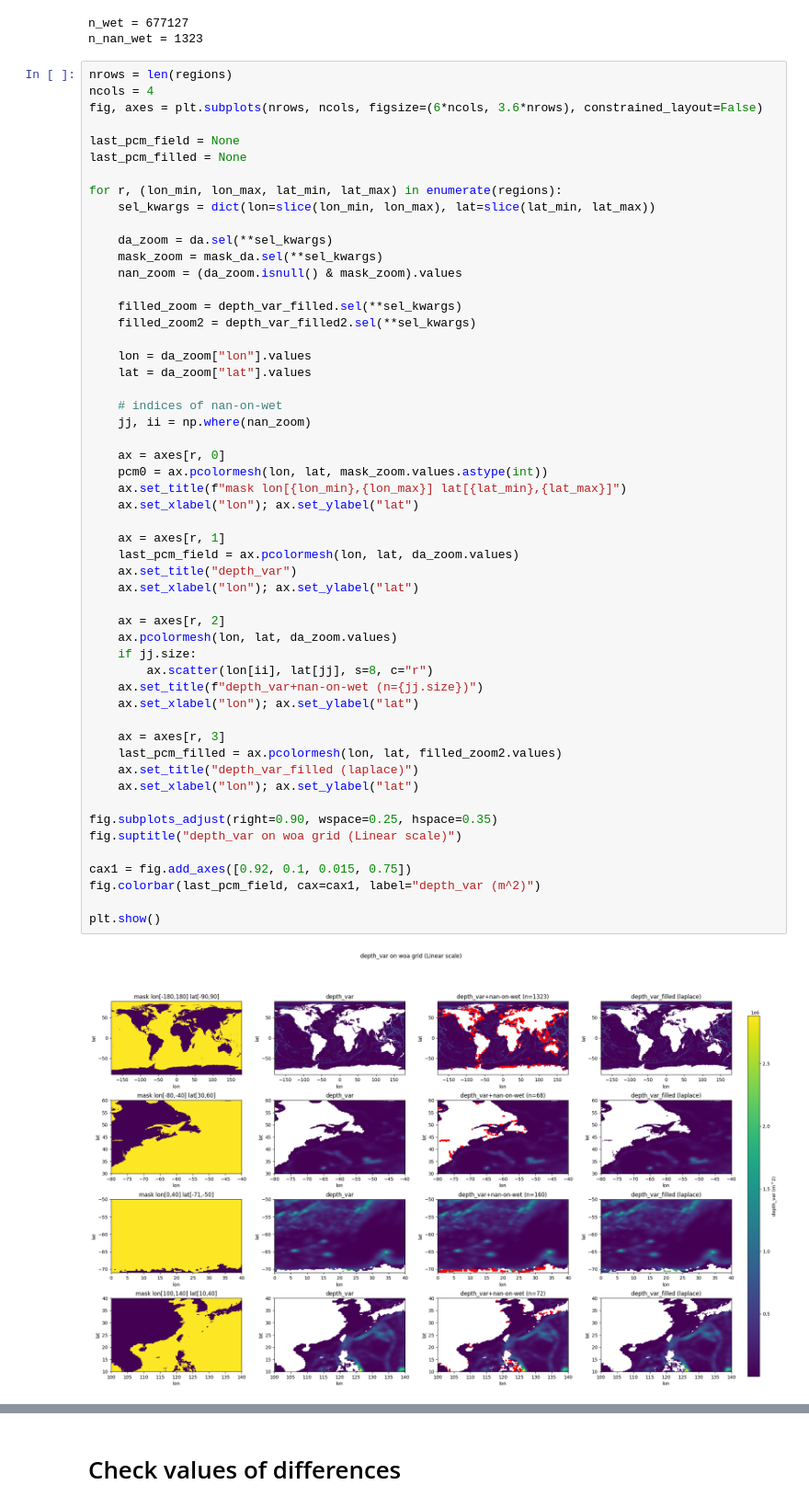
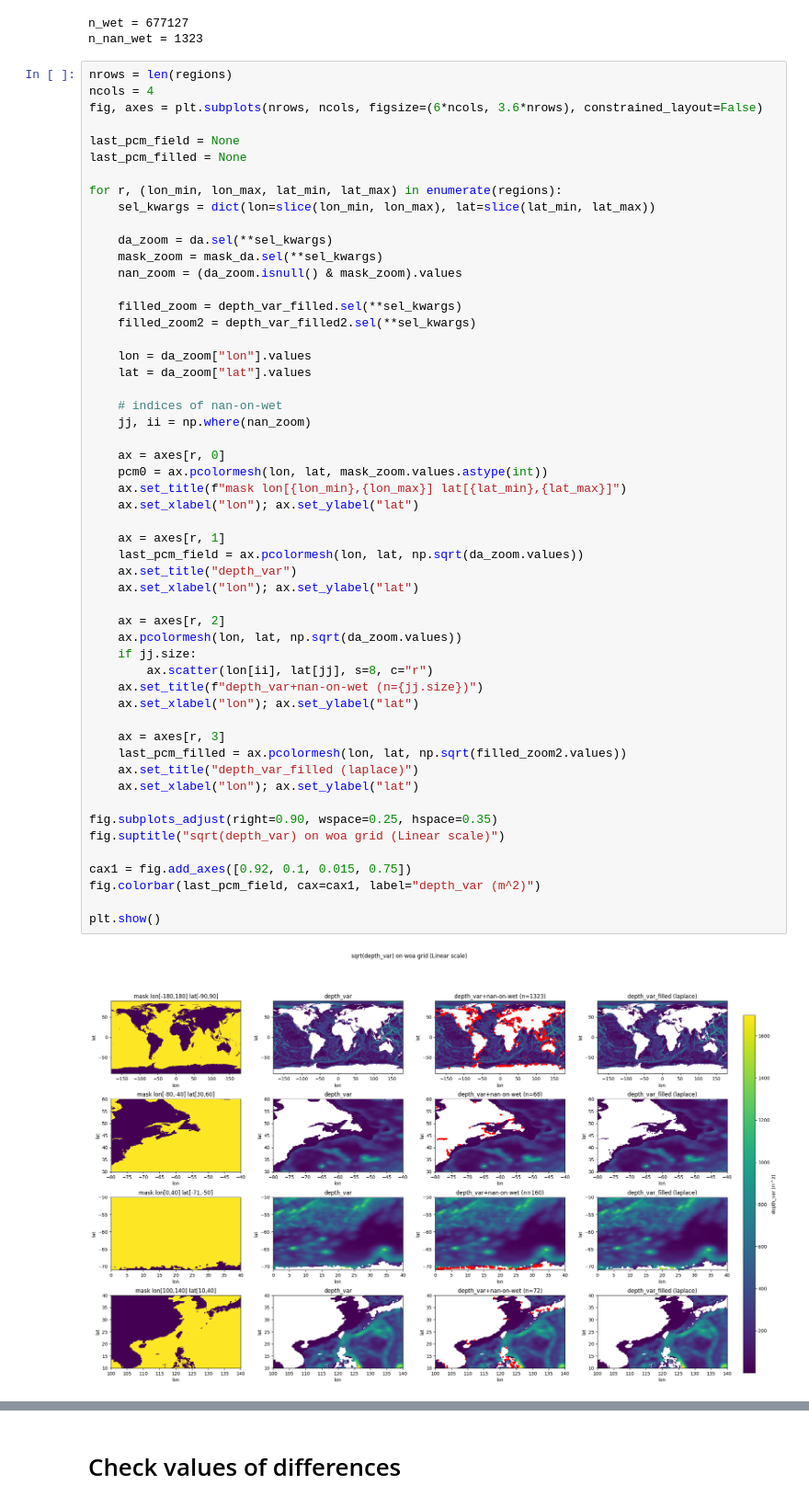
Before and after one commit to minghangli-uni/sandbox, a Jupyter notebook: external_tidal/Compare_laplacian_smooth.ipynb, the cells around one changed output, grey strips where cells are left out. Shown at 92% size. Saved outputs shown, nothing was run; the diff lists cells and outputs as text.

Commit message:
plot sqrt of depth_var

```diff
--- a/external_tidal/Compare_laplacian_smooth.ipynb
+++ b/external_tidal/Compare_laplacian_smooth.ipynb
@@ -178,35 +178,35 @@ for r, (lon_min, lon_max, lat_min, lat_max) in enumerate(regions):
 
     # indices of nan-on-wet
     jj, ii = np.where(nan_zoom)
 
     ax = axes[r, 0]
     pcm0 = ax.pcolormesh(lon, lat, mask_zoom.values.astype(int))
     ax.set_title(f"mask lon[{lon_min},{lon_max}] lat[{lat_min},{lat_max}]")
     ax.set_xlabel("lon"); ax.set_ylabel("lat")
 
     ax = axes[r, 1]
-    last_pcm_field = ax.pcolormesh(lon, lat, da_zoom.values)
+    last_pcm_field = ax.pcolormesh(lon, lat, np.sqrt(da_zoom.values))
     ax.set_title("depth_var")
     ax.set_xlabel("lon"); ax.set_ylabel("lat")
 
     ax = axes[r, 2]
-    ax.pcolormesh(lon, lat, da_zoom.values)
+    ax.pcolormesh(lon, lat, np.sqrt(da_zoom.values))
     if jj.size:
         ax.scatter(lon[ii], lat[jj], s=8, c="r")
     ax.set_title(f"depth_var+nan-on-wet (n={jj.size})")
     ax.set_xlabel("lon"); ax.set_ylabel("lat")
 
     ax = axes[r, 3]
-    last_pcm_filled = ax.pcolormesh(lon, lat, filled_zoom2.values)
+    last_pcm_filled = ax.pcolormesh(lon, lat, np.sqrt(filled_zoom2.values))
     ax.set_title("depth_var_filled (laplace)")
     ax.set_xlabel("lon"); ax.set_ylabel("lat")
 
 fig.subplots_adjust(right=0.90, wspace=0.25, hspace=0.35)
-fig.suptitle("depth_var on woa grid (Linear scale)")
+fig.suptitle("sqrt(depth_var) on woa grid (Linear scale)")
 
 cax1 = fig.add_axes([0.92, 0.1, 0.015, 0.75])
 fig.colorbar(last_pcm_field, cax=cax1, label="depth_var (m^2)")
 
 plt.show()
 # %% [output]
-[figure, old version]
+[figure, new version]
```
Also changed, not shown: parts of 3 cells of this notebook.
